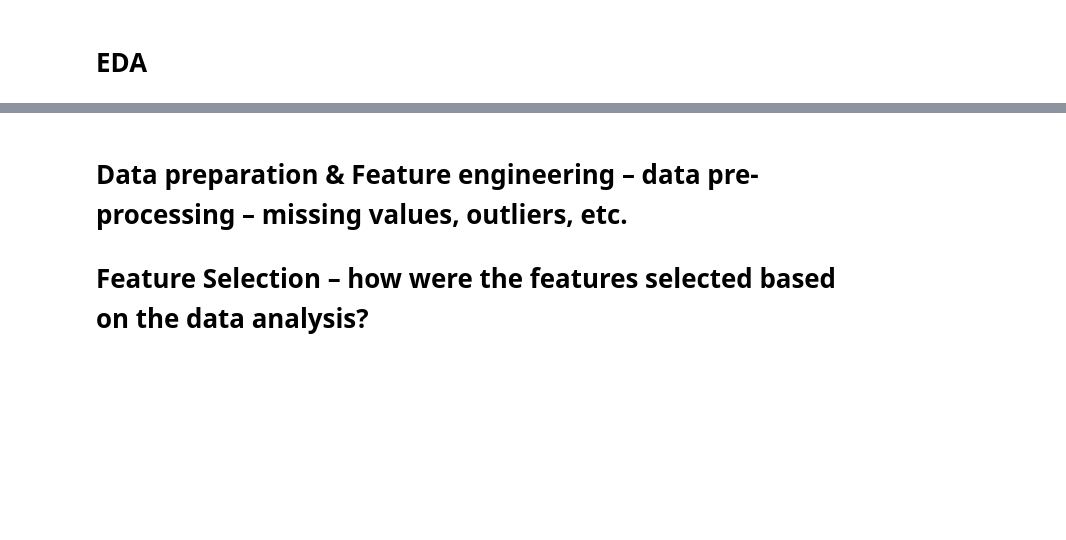
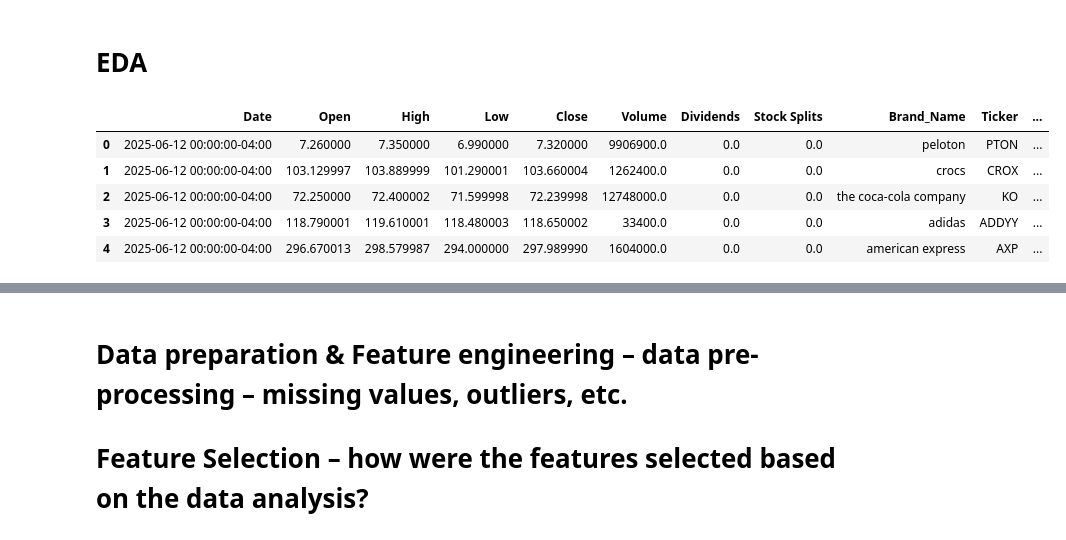
Before and after one commit to Anitra-Hernandez/AAI510_Group6Project, a Jupyter notebook: FinalProject_1.ipynb, the cells around one changed output, grey strips where cells are left out. Cells and saved outputs as stored; diff of their text form; code cells hidden in the pictures; blank space fills up the shorter version.

```diff
--- a/FinalProject_1.ipynb
+++ b/FinalProject_1.ipynb
@@ -10,0 +20,9 @@
+# %%
+df.head()
+# %% [output]
+|  | Date | Open | High | Low | Close | Volume | Dividends | Stock Splits | Brand_Name | Ticker | ... |
+| 0 | 2025-06-12 00:00:00-04:00 | 7.260000 | 7.350000 | 6.990000 | 7.320000 | 9906900.0 | 0.0 | 0.0 | peloton | PTON | ... |
+| 1 | 2025-06-12 00:00:00-04:00 | 103.129997 | 103.889999 | 101.290001 | 103.660004 | 1262400.0 | 0.0 | 0.0 | crocs | CROX | ... |
+| 2 | 2025-06-12 00:00:00-04:00 | 72.250000 | 72.400002 | 71.599998 | 72.239998 | 12748000.0 | 0.0 | 0.0 | the coca-cola company | KO | ... |
+| 3 | 2025-06-12 00:00:00-04:00 | 118.790001 | 119.610001 | 118.480003 | 118.650002 | 33400.0 | 0.0 | 0.0 | adidas | ADDYY | ... |
+| 4 | 2025-06-12 00:00:00-04:00 | 296.670013 | 298.579987 | 294.000000 | 297.989990 | 1604000.0 | 0.0 | 0.0 | american express | AXP | ... |
```
Also changed, not shown: parts of 20 cells of this notebook.
